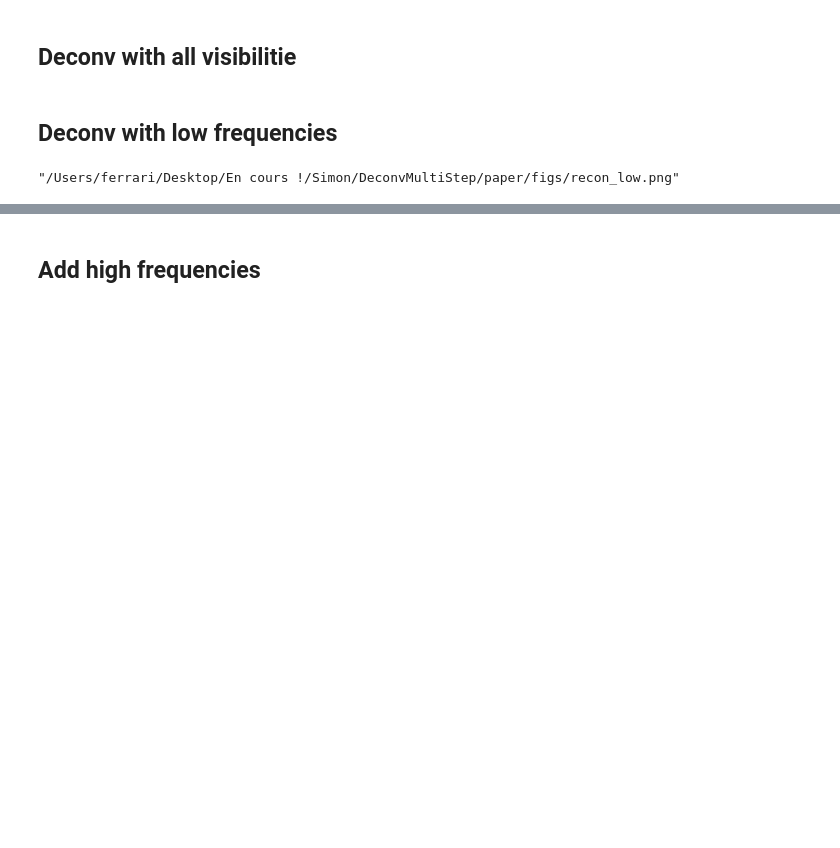
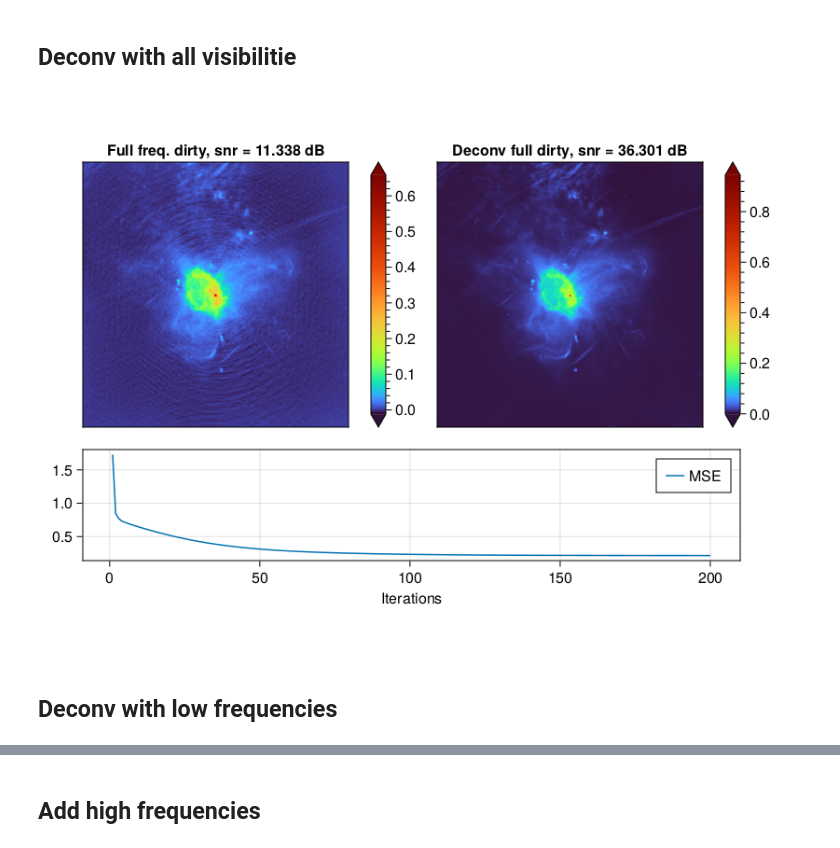
Before and after one commit to andferrari/DeconvMultiStep.jl, a Jupyter notebook: notebooks/main_meerkat.ipynb, the cells around one changed output, grey strips where cells are left out. Drawn from its saved outputs; the diff is of its cells as text; code cells hidden in the pictures; blank space fills up the shorter version.

```diff
--- a/notebooks/main_meerkat.ipynb
+++ b/notebooks/main_meerkat.ipynb
@@ -83,14 +54,12 @@ p4 = plot(p1, p2, p3, layout=(1,3), size = (900, 300))
+# %%
+titles = ["Full freq. dirty, snr = $(snr(sky, dirty.full)) dB",
+        "Deconv full dirty, snr = $(snr(sky, i_full)) dB"]
+fig = plot_deconv(dirty.full, sky, i_full, mse, titles)
+#save("../../paper/figs/recon_full.png", fig, px_per_unit = 4)
+# %% [output]
+[figure, added]
 # %% [markdown]
 ## Deconv with low frequencies
 # %%
 η = compute_step(psf.low)
-i_low, mse = fista(psf.low, dirty.low, 1e-4, 100, η; sky=sky)
-
-p1 = imshow(log.(abs.(dirty.low)), title="Low freq. dirty, snr = $(snr(sky, dirty.low)) dB")
-p2 = imshow(log.(abs.(i_low)), title = "Deconv low freq., snr = $(snr(sky, i_low)) dB")
-p3 = plot(mse, label = "mse vs iter")
-p4 = plot(p1, p2, p3, layout=(1,3), size = (900, 300))
-
-savefig(p4, "../../paper/figs/recon_low.png")
+i_low, mse = fista(psf.low, dirty.low, 1e-4, 100, η; sky=sky);
-# %% [output]
-"/Users/ferrari/Desktop/En cours !/Simon/DeconvMultiStep/paper/figs/recon_low.png"
```
Also changed, not shown: parts of 7 cells of this notebook, 3 other files.
